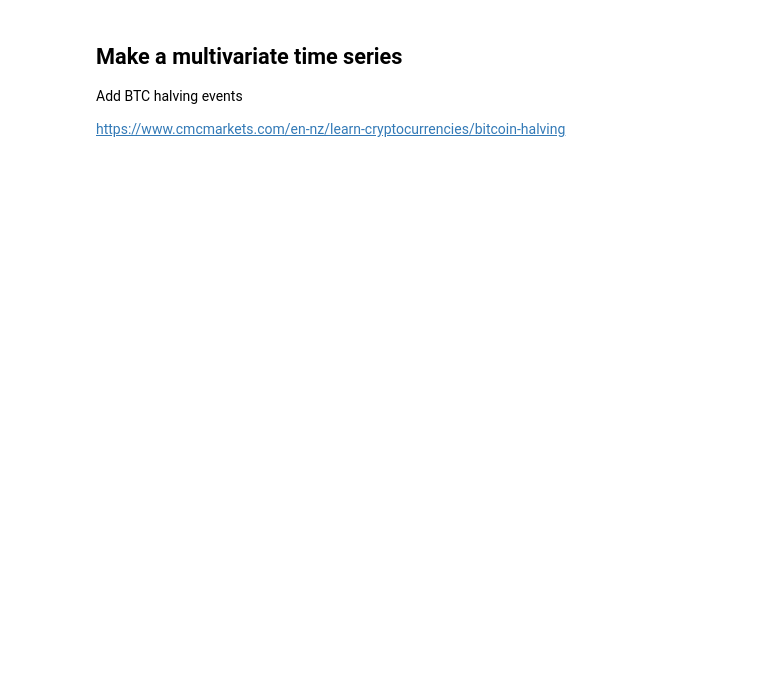
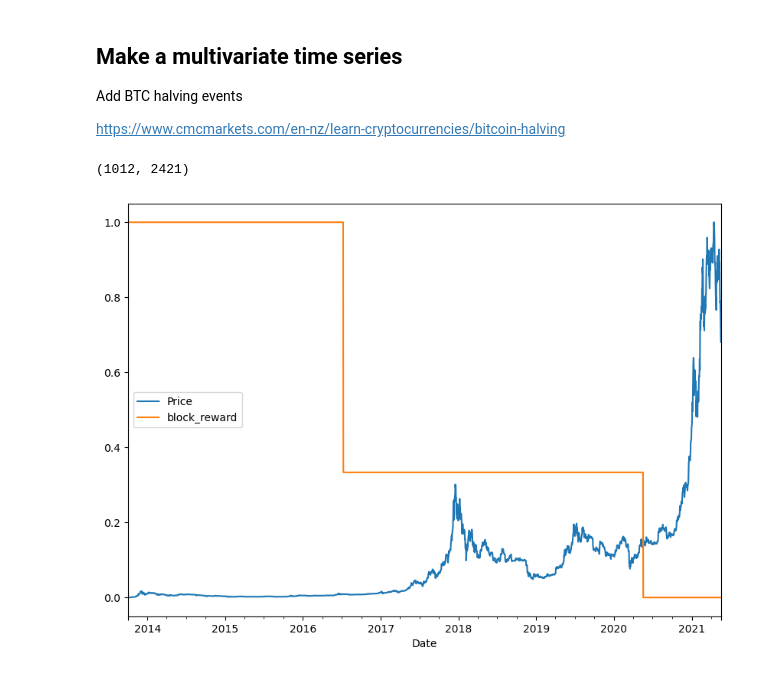
Before and after one commit to kacper-dobrow/tensorflow-course, a Jupyter notebook: 10_time_series_forecasting_with_tensorflow.ipynb, the cells around one changed output. Saved outputs shown, nothing was run; the diff lists cells and outputs as text; code cells hidden in the pictures; blank space fills up the shorter version.

```diff
--- a/10_time_series_forecasting_with_tensorflow.ipynb
+++ b/10_time_series_forecasting_with_tensorflow.ipynb
@@ -892,3 +876,26 @@ block_reward_3_datetime = np.datetime64("2016-07-09")
 block_reward_4_datetime = np.datetime64("2020-05-18")
 # %%
 # Create date ranges of cpecific block_reward values
+block_reward_2_days = (block_reward_3_datetime - bitcoin_prices.index[0]).days
+block_reward_3_days = (block_reward_4_datetime - bitcoin_prices.index[0]).days
+block_reward_2_days, block_reward_3_days
+# %% [output]
+(1012, 2421)
+# %%
+# Add in a block reward column
+bitcoin_prices_block = bitcoin_prices.copy()
+bitcoin_prices_block["block_reward"] = None
+
+# Add in block reward values as a feature to our dataframe
+bitcoin_prices_block.iloc[:block_reward_2_days,-1] = block_reward_2
+bitcoin_prices_block.iloc[block_reward_2_days:block_reward_3_days,-1] = block_reward_3
+bitcoin_prices_block.iloc[block_reward_3_days:,-1] = block_reward_4
+# %%
+# Plot the block reward vs price overtime
+from sklearn.preprocessing import minmax_scale
+scaled_price_block_df = pd.DataFrame(minmax_scale(bitcoin_prices_block[["Price", "block_reward"]]), # cool huh?
+                                                  columns=bitcoin_prices_block.columns,
+                                                  index=bitcoin_prices_block.index)
+scaled_price_block_df.plot(figsize=(10, 7));
+# %% [output]
+[figure, added]
```
Also changed, not shown: parts of 40 cells of this notebook.
